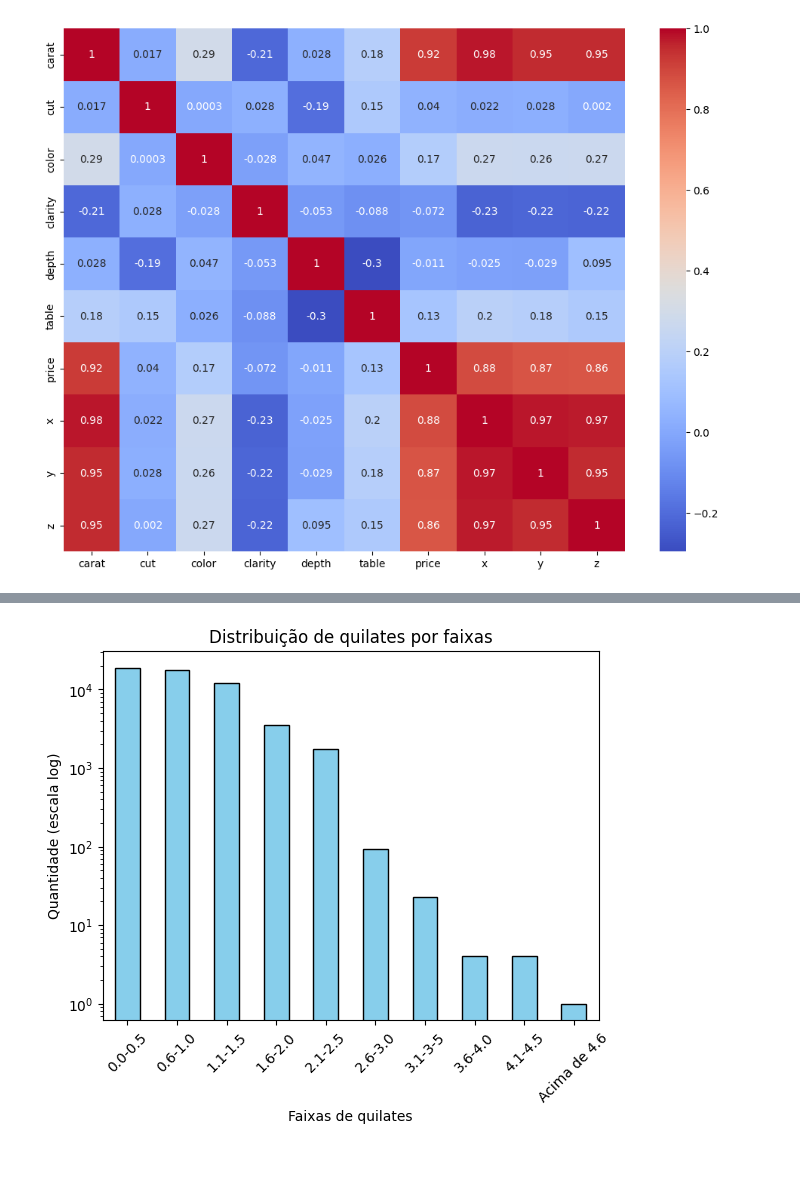
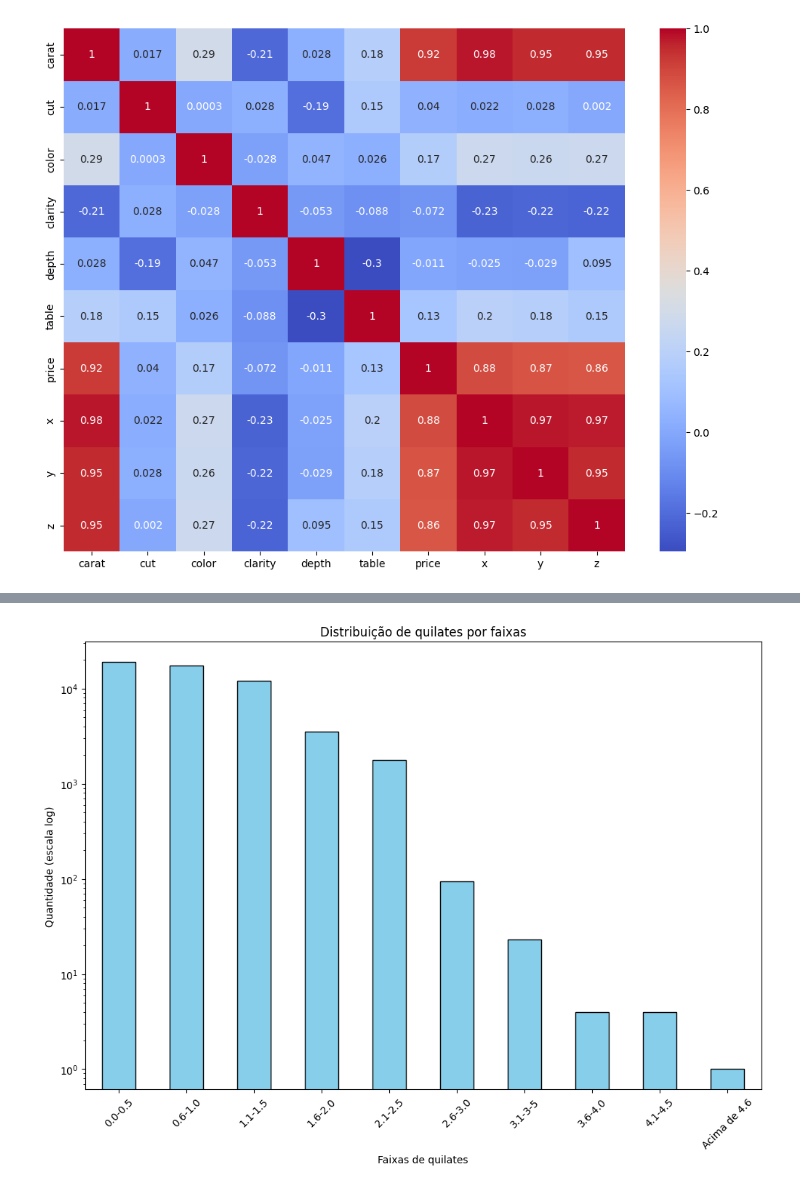
Before and after one commit to Turma1174/projetoML2, a Jupyter notebook: projeto.ipynb, the cells around one changed output, grey strips where cells are left out. Saved outputs shown, nothing was run; the diff lists cells and outputs as text; code cells hidden in the pictures; blank space fills up the shorter version.

```diff
--- a/projeto.ipynb
+++ b/projeto.ipynb
@@ -216,20 +219,23 @@ Chi-squared test for 'z' vs 'price':
 # %%
 # Definir os bins e labels
 bins = [0.0, 0.5, 1.0, 1.5, 2.0, 2.5, 3.0, 3.5, 4.0, 4.5, 6.0]  # Adjust these ranges as needed
 labels = ['0.0-0.5', '0.6-1.0', '1.1-1.5', '1.6-2.0', '2.1-2.5', '2.6-3.0', '3.1-3-5', '3.6-4.0', '4.1-4.5', 'Acima de 4.6']
 
 # Categoriza os quilates nos bis definidos
 df['carat range'] = pd.cut(df['carat'], bins=bins, labels=labels)
 
+
 # Conta a ocorrência de quilates em cada faixa e plota
+plt.figure(figsize=(12,8))
+
 carat_counts = df['carat range'].value_counts().sort_index()
 carat_counts.plot(kind='bar', color='skyblue', edgecolor='black')
 
 plt.title('Distribuição de quilates por faixas')
 plt.yscale('log')
 plt.xlabel('Faixas de quilates')
 plt.ylabel('Quantidade (escala log)')
 plt.xticks(rotation=45)
 plt.show()
 # %% [output]
-[figure, old version]
+[figure, new version]
```
Also changed, not shown: parts of 7 cells of this notebook.
